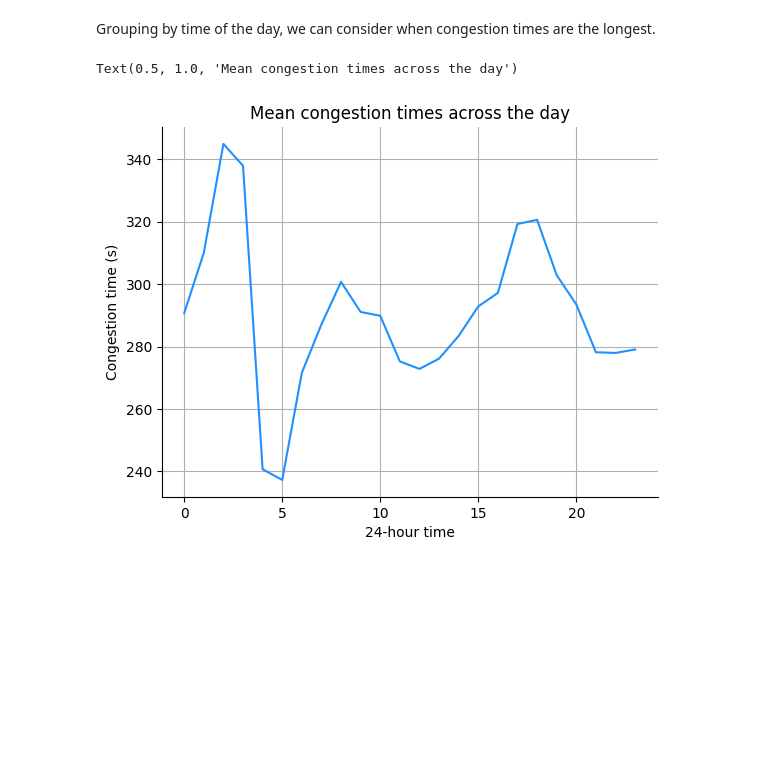
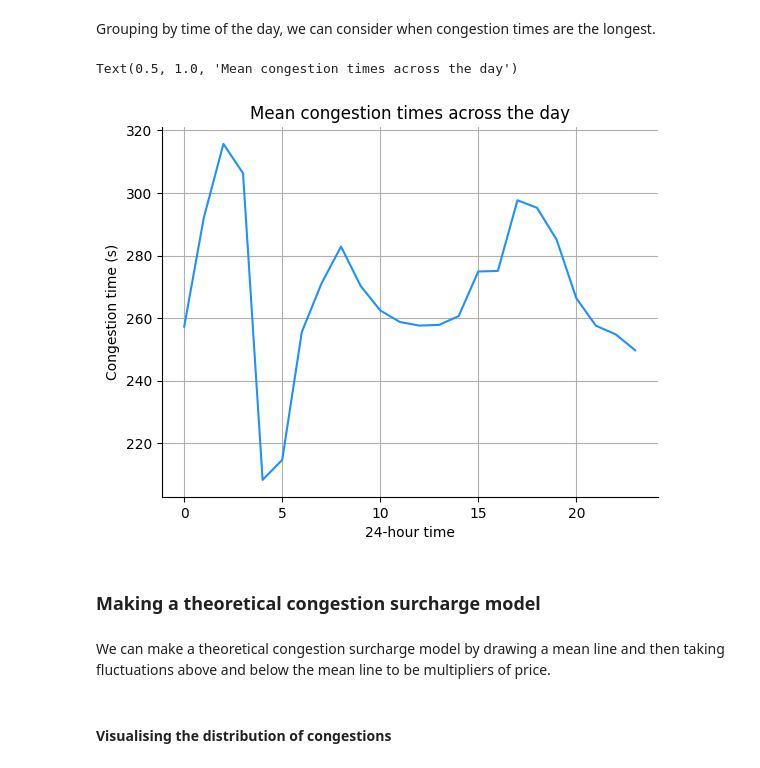
Before and after one commit to haezera/taxis-and-ubers, a Jupyter notebook: research/congestion.ipynb, the cells around one changed output. Drawn from its saved outputs; the diff is of its cells as text; code cells hidden in the pictures; blank space fills up the shorter version.

Commit message:
new: congestion multiplier

```diff
--- a/research/congestion.ipynb
+++ b/research/congestion.ipynb
@@ -64,14 +66,18 @@ Text(0.5, 1.0, 'Distribution of congestion times')
 Grouping by time of the day, we can consider when congestion times are the longest.
 # %%
 congestion_data['hour'] = congestion_data['pickup_datetime'].dt.hour
-hour_by_congestion = congestion_data.groupby('hour')['congestion'].mean()
+hour_by_congestion = congestion_data.groupby('hour')['congestion'].median()
 
 plt.plot(hour_by_congestion.index, hour_by_congestion, color='dodgerblue')
 sns.despine()
 plt.grid()
 plt.xlabel('24-hour time')
 plt.ylabel('Congestion time (s)')
 plt.title('Mean congestion times across the day')
 # %% [output]
 Text(0.5, 1.0, 'Mean congestion times across the day')
-[figure, old version]
+[figure, new version]
+# %% [markdown]
+### Making a theoretical congestion surcharge model
+# %% [markdown]
+We can make a theoretical congestion surcharge model by drawing a mean line and then taking fluctuations above and below the mean line to be multipliers of price.
@@ -77,0 +96,2 @@ Text(0.5, 1.0, 'Mean congestion times across the day')
+# %% [markdown]
+#### Visualising the distribution of congestions
```
Also changed, not shown: parts of 20 cells of this notebook, 2 other files.
